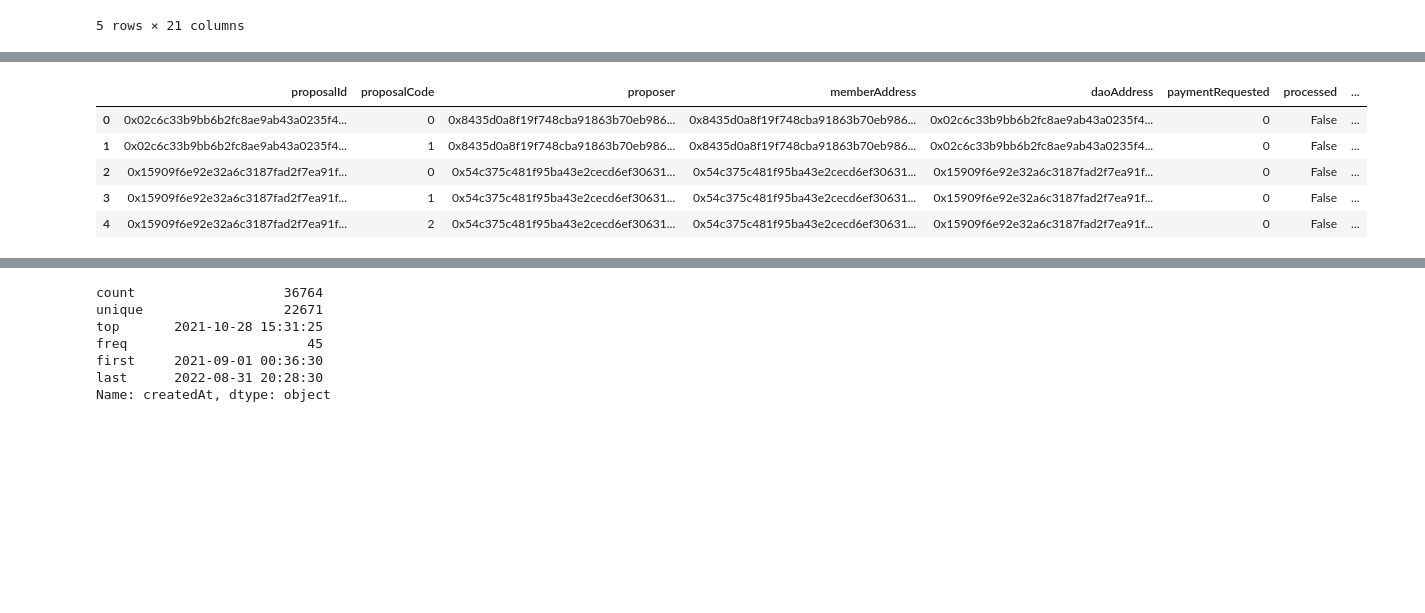
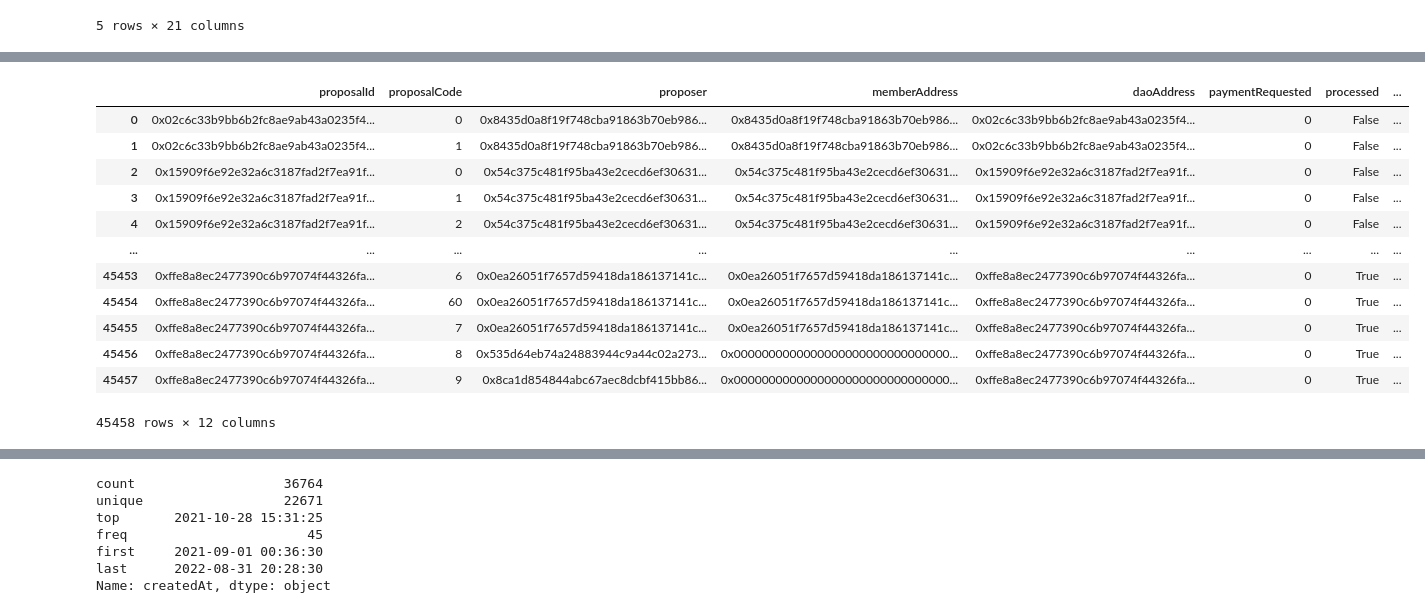
Before and after one commit to Grasia/semantic-web3-dao, a Jupyter notebook: knowledge_graph/KnowledgeGraph-Web3-DAO.ipynb, the cells around one changed output, grey strips where cells are left out. Saved outputs shown, nothing was run; the diff lists cells and outputs as text; code cells hidden in the pictures; blank space fills up the shorter version.

```diff
--- a/knowledge_graph/KnowledgeGraph-Web3-DAO.ipynb
+++ b/knowledge_graph/KnowledgeGraph-Web3-DAO.ipynb
@@ -143,6 +164,6 @@ daos_df.head()
 | 3 | 0x1543bcdf759c0fccbb375a8b8b0c5fd... | None | arbitrum | 2021-11-07 02:38:27 |
 | 4 | 0x15663f6b20fb1d842b1b92897d7f16b... | arb2 | arbitrum | 2022-07-13 19:12:57 |
 # %%
-daos_df.rename(columns = {'molochAddress':'daoAddress'}, inplace = True)
-daos_df.head()
+daos_df.rename(columns = {'molochAddress':'daoAddress', 'network':'networkId'}, inplace = True)
+daos_df
 # %% [output]
@@ -337,4 +430,5 @@ dao_proposals_df.head()
 5 rows × 21 columns
 # %%
 # Only proposals from the selected DAOs.
-dao_proposals_df = dao_proposals_df[dao_proposals_df['molochAddress'].isin(dao_list)]
+dao_proposals_df = dao_proposals_df[dao_proposals_df['molochAddress'].isin(daos_df['daoAddress'])]
+dao_proposals_df
@@ -367,13 +482,20 @@ dao_proposals_df = dao_proposals_df[["id", "proposalId", "proposer", "memberAddr
 # %%
 dao_proposals_df.rename(columns = {'molochAddress':'daoAddress', 'proposalId':'proposalCode',
                                    'id':'proposalId'}, inplace = True)
-dao_proposals_df.head()
+dao_proposals_df
 # %% [output]
 |  | proposalId | proposalCode | proposer | memberAddress | daoAddress | paymentRequested | processed | ... |
 | 0 | 0x02c6c33b9bb6b2fc8ae9ab43a0235f4... | 0 | 0x8435d0a8f19f748cba91863b70eb986... | 0x8435d0a8f19f748cba91863b70eb986... | 0x02c6c33b9bb6b2fc8ae9ab43a0235f4... | 0 | False | ... |
 | 1 | 0x02c6c33b9bb6b2fc8ae9ab43a0235f4... | 1 | 0x8435d0a8f19f748cba91863b70eb986... | 0x8435d0a8f19f748cba91863b70eb986... | 0x02c6c33b9bb6b2fc8ae9ab43a0235f4... | 0 | False | ... |
 | 2 | 0x15909f6e92e32a6c3187fad2f7ea91f... | 0 | 0x54c375c481f95ba43e2cecd6ef30631... | 0x54c375c481f95ba43e2cecd6ef30631... | 0x15909f6e92e32a6c3187fad2f7ea91f... | 0 | False | ... |
 | 3 | 0x15909f6e92e32a6c3187fad2f7ea91f... | 1 | 0x54c375c481f95ba43e2cecd6ef30631... | 0x54c375c481f95ba43e2cecd6ef30631... | 0x15909f6e92e32a6c3187fad2f7ea91f... | 0 | False | ... |
 | 4 | 0x15909f6e92e32a6c3187fad2f7ea91f... | 2 | 0x54c375c481f95ba43e2cecd6ef30631... | 0x54c375c481f95ba43e2cecd6ef30631... | 0x15909f6e92e32a6c3187fad2f7ea91f... | 0 | False | ... |
+| ... | ... | ... | ... | ... | ... | ... | ... | ... |
+| 45453 | 0xffe8a8ec2477390c6b97074f44326fa... | 6 | 0x0ea26051f7657d59418da186137141c... | 0x0ea26051f7657d59418da186137141c... | 0xffe8a8ec2477390c6b97074f44326fa... | 0 | True | ... |
+| 45454 | 0xffe8a8ec2477390c6b97074f44326fa... | 60 | 0x0ea26051f7657d59418da186137141c... | 0x0ea26051f7657d59418da186137141c... | 0xffe8a8ec2477390c6b97074f44326fa... | 0 | True | ... |
+| 45455 | 0xffe8a8ec2477390c6b97074f44326fa... | 7 | 0x0ea26051f7657d59418da186137141c... | 0x0ea26051f7657d59418da186137141c... | 0xffe8a8ec2477390c6b97074f44326fa... | 0 | True | ... |
+| 45456 | 0xffe8a8ec2477390c6b97074f44326fa... | 8 | 0x535d64eb74a24883944c9a44c02a273... | 0x0000000000000000000000000000000... | 0xffe8a8ec2477390c6b97074f44326fa... | 0 | True | ... |
+| 45457 | 0xffe8a8ec2477390c6b97074f44326fa... | 9 | 0x8ca1d854844abc67aec8dcbf415bb86... | 0x0000000000000000000000000000000... | 0xffe8a8ec2477390c6b97074f44326fa... | 0 | True | ... |
+45458 rows × 12 columns
 # %%
 dao_proposals_df.reset_index(inplace = True, drop = True)
```
Also changed, not shown: parts of 91 cells of this notebook.
